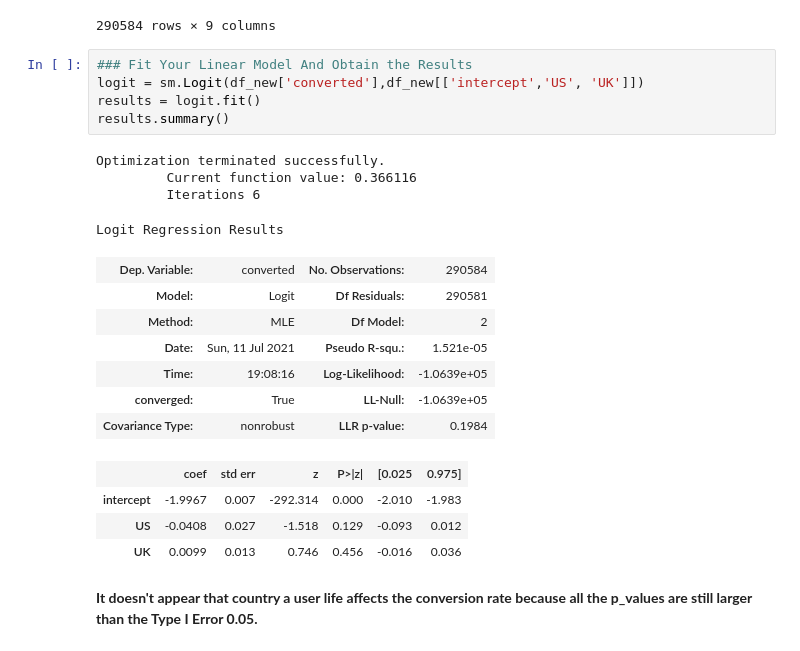
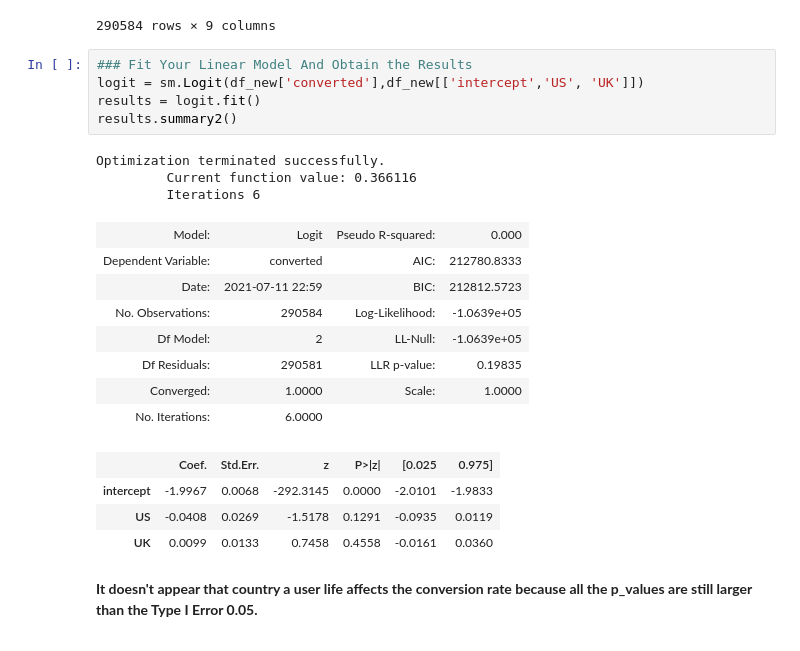
Before and after one commit to AmalAljabri/Analyze-A-B-Test-Results, a Jupyter notebook: Analyze_A_B_Test_Results.ipynb, the cells around one changed output. Cells and saved outputs as stored; diff of their text form.

```diff
--- a/Analyze_A_B_Test_Results.ipynb
+++ b/Analyze_A_B_Test_Results.ipynb
@@ -477,24 +477,24 @@ df_new
 # %%
 ### Fit Your Linear Model And Obtain the Results
 logit = sm.Logit(df_new['converted'],df_new[['intercept','US', 'UK']])
 results = logit.fit()
-results.summary()
+results.summary2()
 # %% [output]
 Optimization terminated successfully.
          Current function value: 0.366116
          Iterations 6
-Logit Regression Results
-| Dep. Variable: | converted | No. Observations: | 290584 |
-| Model: | Logit | Df Residuals: | 290581 |
-| Method: | MLE | Df Model: | 2 |
-| Date: | Sun, 11 Jul 2021 | Pseudo R-squ.: | 1.521e-05 |
-| Time: | 19:08:16 | Log-Likelihood: | -1.0639e+05 |
-| converged: | True | LL-Null: | -1.0639e+05 |
-| Covariance Type: | nonrobust | LLR p-value: | 0.1984 |
+| Model: | Logit | Pseudo R-squared: | 0.000 |
+| Dependent Variable: | converted | AIC: | 212780.8333 |
+| Date: | 2021-07-11 22:59 | BIC: | 212812.5723 |
+| No. Observations: | 290584 | Log-Likelihood: | -1.0639e+05 |
+| Df Model: | 2 | LL-Null: | -1.0639e+05 |
+| Df Residuals: | 290581 | LLR p-value: | 0.19835 |
+| Converged: | 1.0000 | Scale: | 1.0000 |
+| No. Iterations: | 6.0000 |  |  |
-|  | coef | std err | z | P>|z| | [0.025 | 0.975] |
-| intercept | -1.9967 | 0.007 | -292.314 | 0.000 | -2.010 | -1.983 |
-| US | -0.0408 | 0.027 | -1.518 | 0.129 | -0.093 | 0.012 |
-| UK | 0.0099 | 0.013 | 0.746 | 0.456 | -0.016 | 0.036 |
+|  | Coef. | Std.Err. | z | P>|z| | [0.025 | 0.975] |
+| intercept | -1.9967 | 0.0068 | -292.3145 | 0.0000 | -2.0101 | -1.9833 |
+| US | -0.0408 | 0.0269 | -1.5178 | 0.1291 | -0.0935 | 0.0119 |
+| UK | 0.0099 | 0.0133 | 0.7458 | 0.4558 | -0.0161 | 0.0360 |
 # %% [markdown]
 **It doesn't appear that country a user life affects the conversion rate because all the p_values are still larger than the Type I Error 0.05.**
 # %% [markdown]
```
Also changed, not shown: parts of 10 cells of this notebook, 2 other files.
